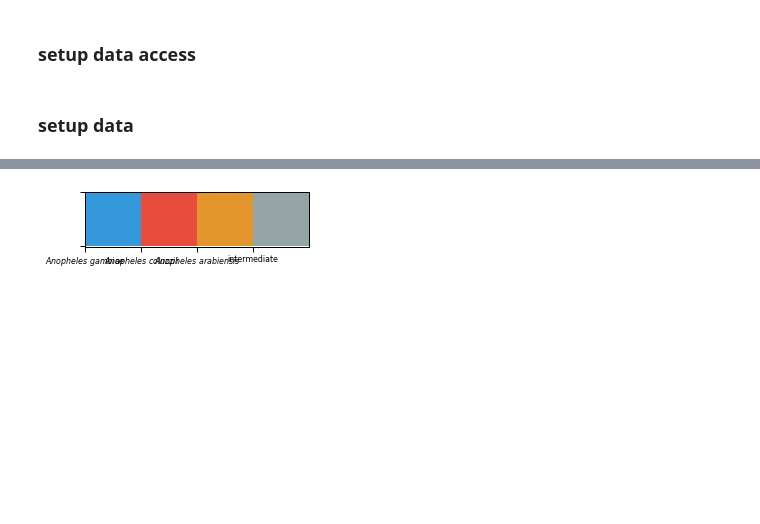
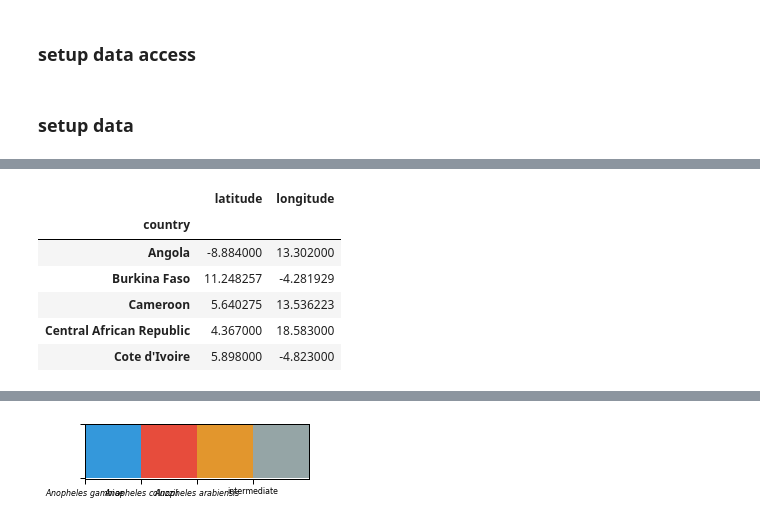
Before and after one commit to malariagen/deprecated-ag1000g-phase3-data-paper, a Jupyter notebook: notebooks/ag1000g_phase3_collection_.ipynb, the cells around one changed output, grey strips where cells are left out. Cells and saved outputs as stored; diff of their text form; code cells hidden in the pictures; blank space fills up the shorter version.

```diff
--- a/notebooks/ag1000g_phase3_collection_.ipynb
+++ b/notebooks/ag1000g_phase3_collection_.ipynb
@@ -74,0 +95,11 @@ all_meta = all_meta.replace('Equatorial Guinea', 'Bioko')
+# %%
+df_centroids = all_meta.groupby("country").agg({"latitude": np.mean, "longitude": np.mean})
+df_centroids.head()
+# %% [output]
+|  | latitude | longitude |
+| country |  |  |
+| Angola | -8.884000 | 13.302000 |
+| Burkina Faso | 11.248257 | -4.281929 |
+| Cameroon | 5.640275 | 13.536223 |
+| Central African Republic | 4.367000 | 18.583000 |
+| Cote d'Ivoire | 5.898000 | -4.823000 |
```
Also changed, not shown: parts of 21 cells of this notebook, 1 other file.
